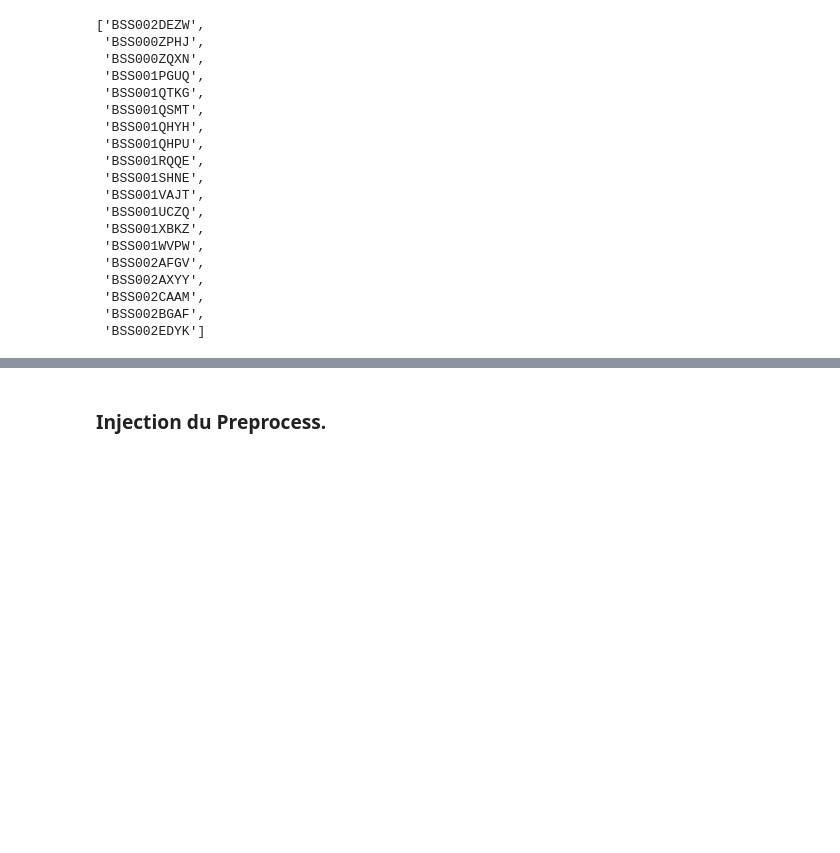
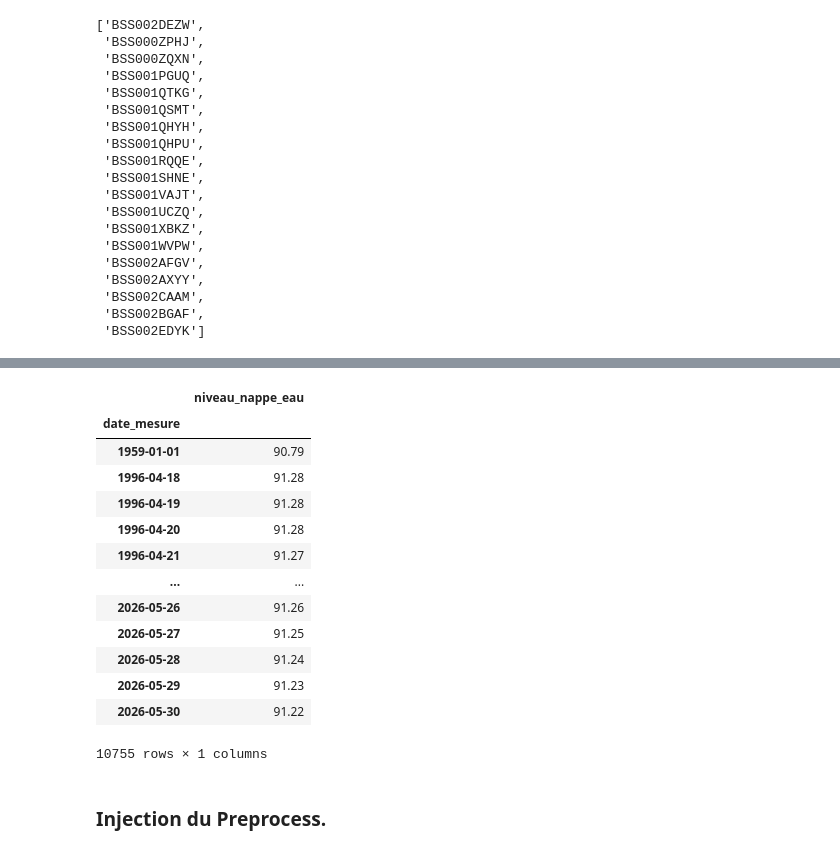
Before and after one commit to charourou/Projet_Hydrosense, a Jupyter notebook: notebooks/bigquery_MRI.ipynb, the cells around one changed output, grey strips where cells are left out. Saved outputs shown, nothing was run; the diff lists cells and outputs as text; code cells hidden in the pictures; blank space fills up the shorter version.

```diff
--- a/notebooks/bigquery_MRI.ipynb
+++ b/notebooks/bigquery_MRI.ipynb
@@ -67,21 +67,22 @@ TARGETS_BSS
 # %%
 %%time
 
-for bss in TARGETS_BSS:
+for bss in TARGETS_BSS[:]:
 
-    query = f"""
-        SELECT *
-        FROM `{GCP_PROJECT_ID}.{DATASET}.{TABLE}`
-        WHERE bss_id = '{bss}'
-        """
-    try:
-        query_job = client.query(query)
-        result = query_job.result()
-        df = result.to_dataframe()
-        print(bss, df['date_mesure'].min(), df['date_mesure'].max(),
+    df = load_piezo_bq(bss)
+    # query = f"""
+    #     SELECT *
+    #     FROM `{GCP_PROJECT_ID}.{DATASET}.{TABLE}`
+    #     WHERE bss_id = '{bss}'
+    #     """
+    # try:
+    #     query_job = client.query(query)
+    #     result = query_job.result()
+    #     df = result.to_dataframe()
+    print(bss, df['date_mesure'].min(), df['date_mesure'].max(),
               round(df['niveau_nappe_eau'].mean(), 2 )
-              )
-    except:
-        print(bss, "not uploaded from Big Query")
+               )
+    # except:
+    #     print(bss, "not uploaded from Big Query")
 df.head()
 # %% [output]
@@ -111,3 +174,20 @@ Wall time: 28.2 s
+# %%
+df
+# %% [output]
+|  | niveau_nappe_eau |
+| date_mesure |  |
+| 1959-01-01 | 90.79 |
+| 1996-04-18 | 91.28 |
+| 1996-04-19 | 91.28 |
+| 1996-04-20 | 91.28 |
+| 1996-04-21 | 91.27 |
+| ... | ... |
+| 2026-05-26 | 91.26 |
+| 2026-05-27 | 91.25 |
+| 2026-05-28 | 91.24 |
+| 2026-05-29 | 91.23 |
+| 2026-05-30 | 91.22 |
+10755 rows × 1 columns
 # %% [markdown]
 ### Injection du Preprocess.
 # %%
```
Also changed, not shown: parts of 3 cells of this notebook, 1 other file.
